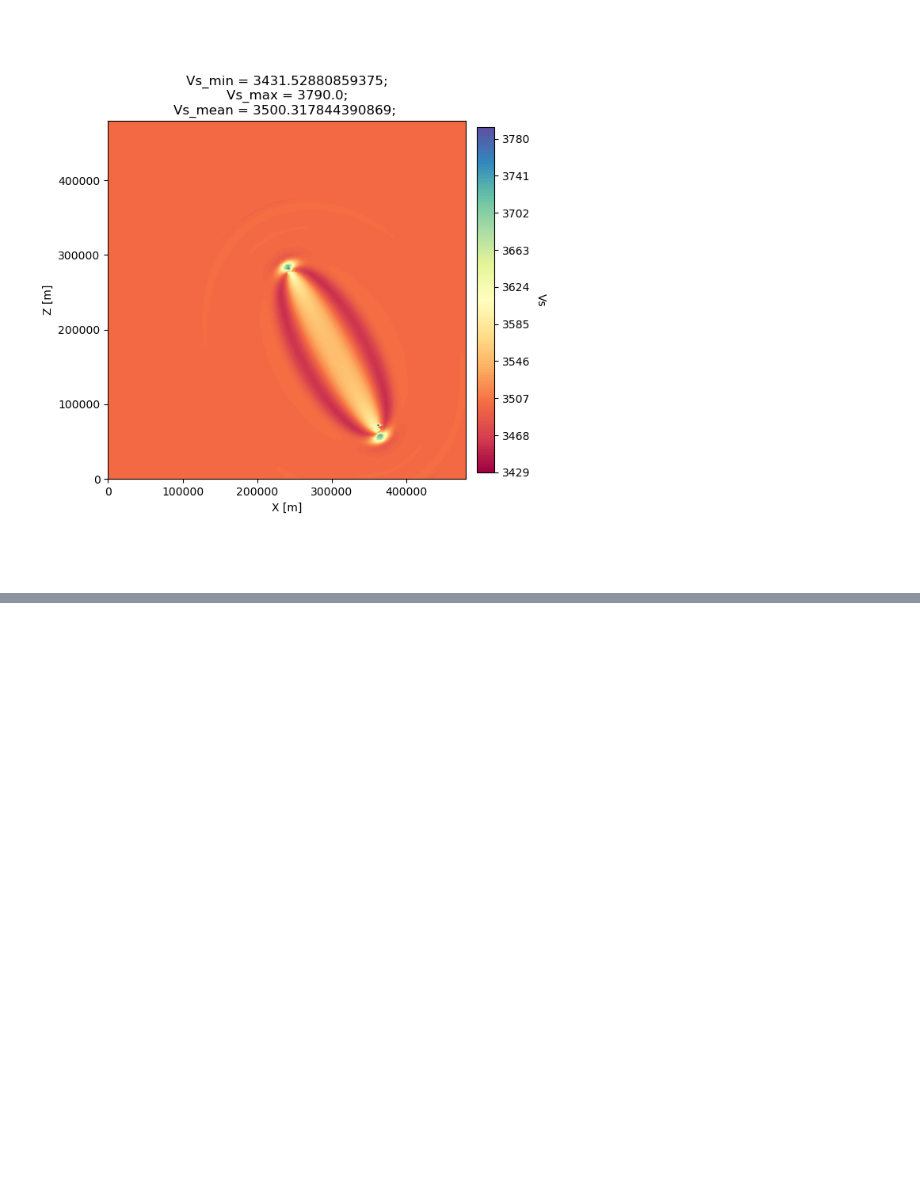
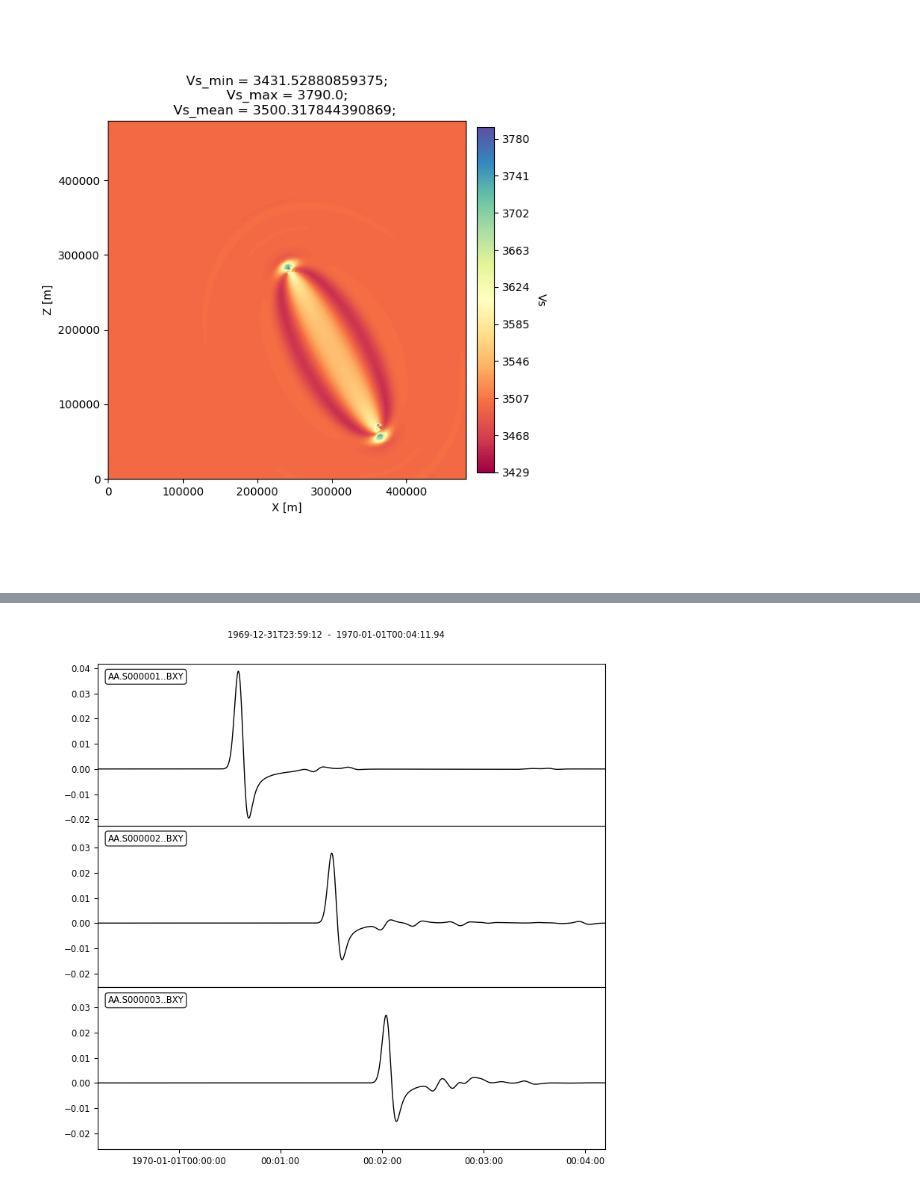
Before and after one commit to adjtomo/seisflows, a Jupyter notebook: docs/notebooks/specfem2d_example.ipynb, the cells around one changed output, grey strips where cells are left out. Drawn from its saved outputs; the diff is of its cells as text; code cells hidden in the pictures; blank space fills up the shorter version.

```diff
--- a/docs/notebooks/specfem2d_example.ipynb
+++ b/docs/notebooks/specfem2d_example.ipynb
@@ -257,0 +405,6 @@ Figure(707.107x707.107)
+# %%
+# `plotst` also takes wildcards to plot multiple synthetics in a single figure
+! seisflows plotst output/solver/001/syn/AA.S00000[123].BXY.semd --save AA.S000001-3.BXY.semd.png
+Image(filename="AA.S000001-3.BXY.semd.png")
+# %% [output]
+[figure, added]
```
Also changed, not shown: parts of 58 cells of this notebook, 3 other files.
